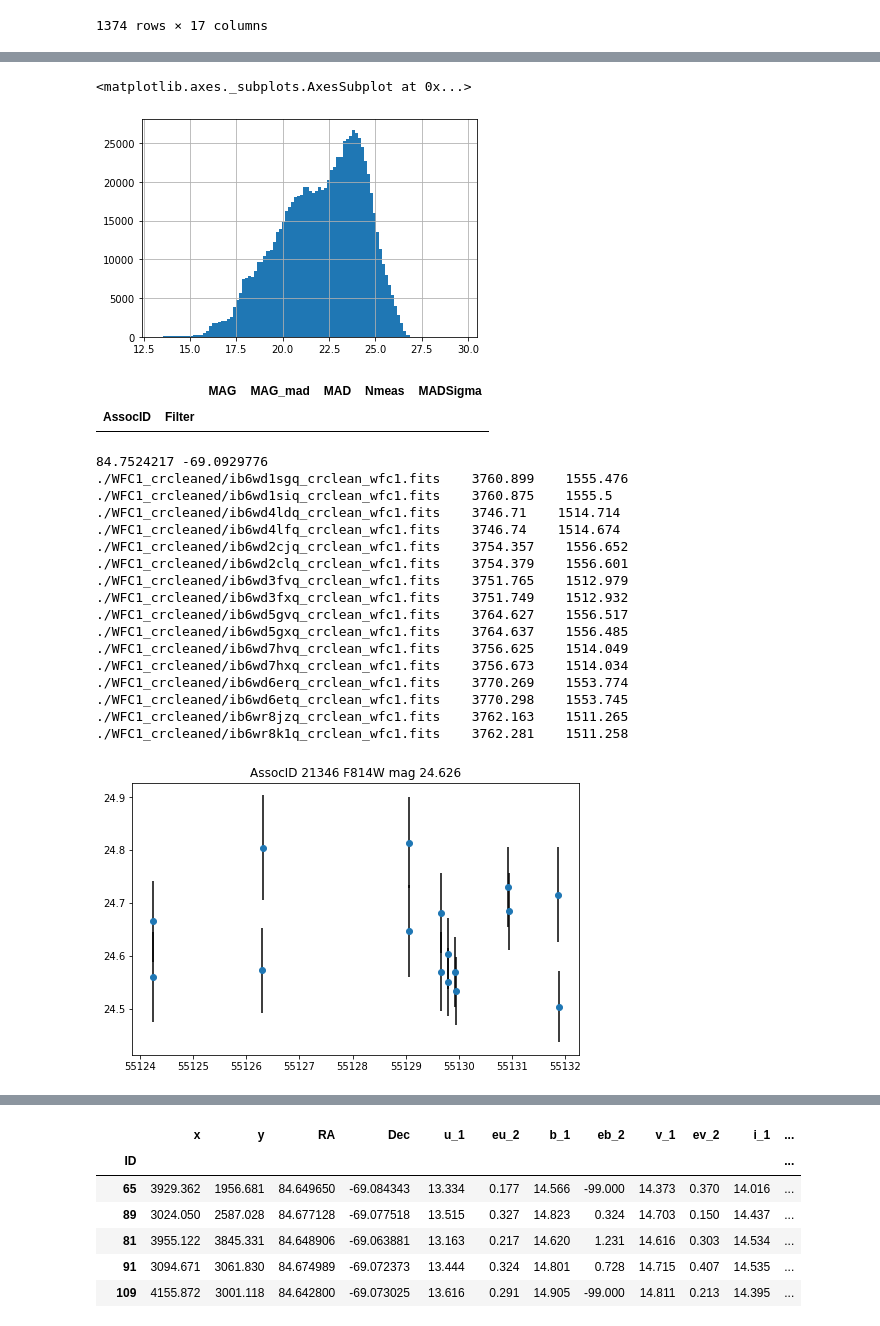
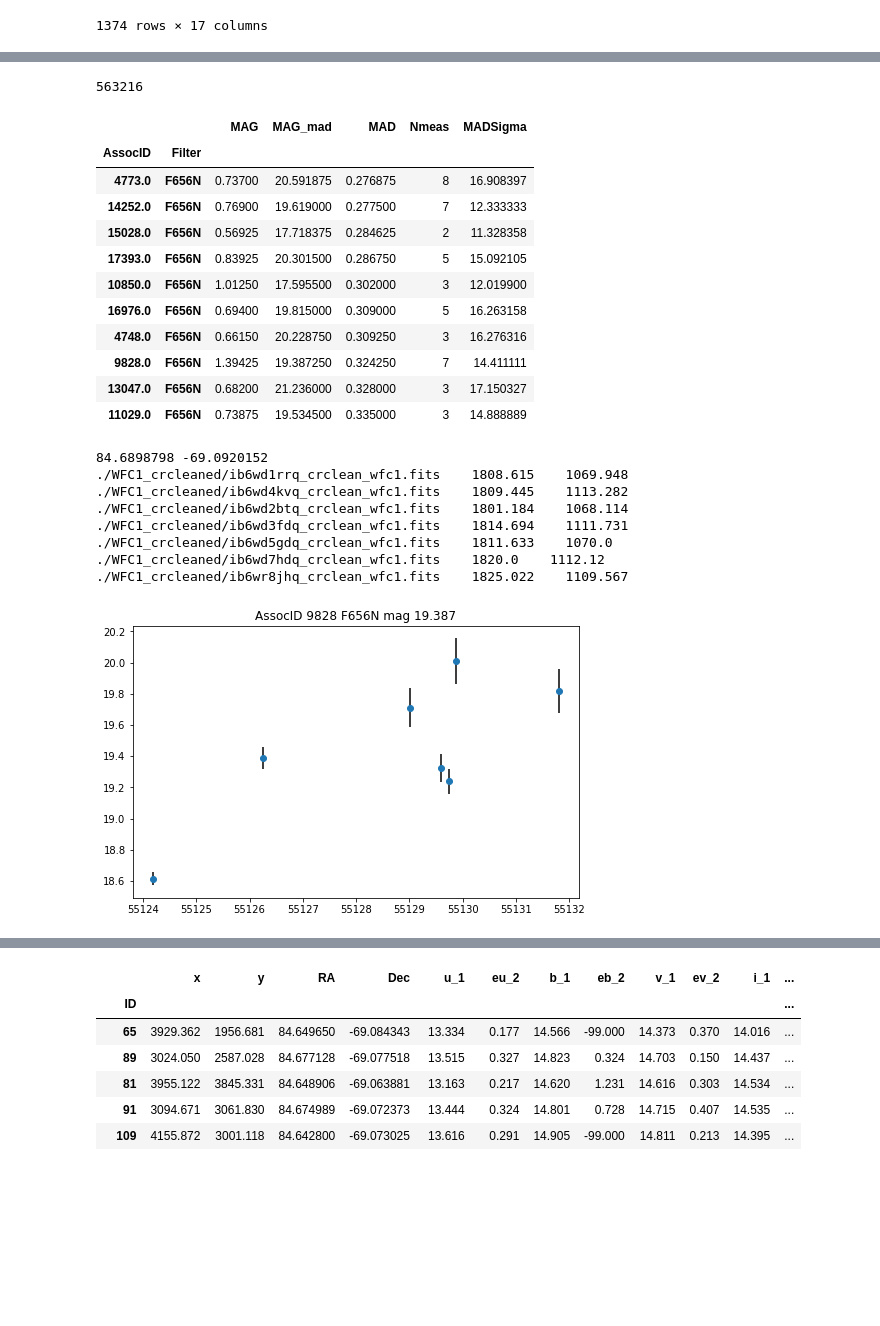
Before and after one commit to LuukOudshoorn25/HubbleVariableStars, a Jupyter notebook: IRAF/IRAF_Analysis.ipynb, the cells around one changed output, grey strips where cells are left out. Drawn from its saved outputs; the diff is of its cells as text; code cells hidden in the pictures; blank space fills up the shorter version.

```diff
--- a/IRAF/IRAF_Analysis.ipynb
+++ b/IRAF/IRAF_Analysis.ipynb
@@ -101,8 +134,3 @@ phot_df = pd.merge(phot_df, all_stars[['RA', 'Dec']], left_on='AssocID', right_i
-# %%
-phot_df['MAG'].hist(bins=100)
-# %% [output]
-<matplotlib.axes._subplots.AxesSubplot at 0x...>
-[figure, removed]
 # %%
 def robust_mean(mags, synerrs):
     mags = mags.values
@@ -182,3 +224,5 @@ phot_df.to_pickle('cleaned_phot_df.pickle')
+# %%
+phot_df = pd.read_pickle('cleaned_phot_df_aper3.pickle')
 # %%
 class Analysis():
     def __init__(self, phot_df):
@@ -370,7 +414,8 @@ class Analysis():
         files = ['./WFC'+wfc+'_crcleaned/'+w+'fits' for w in files]
         self.GetTimeSeries(AssocID, Filter)
         #racenter, deccenter = local_phot_df.ALPHA_J2000.values[0], local_phot_df.DELTA_J2000.values[0]
-        racenter, deccenter = all_stars.loc[AssocID]['RA'], all_stars.loc[AssocID]['Dec']
+
+        racenter, deccenter = local_phot_df['RA'].median(), local_phot_df['Dec'].median()
         xs, ys = local_phot_df.XCENTER.values, local_phot_df.YCENTER.values
         apert = str(3.25*0.04/3600)
         # Make region file
@@ -454,34 +499,39 @@ class Analysis():
         return df[nmeas]
 # %%
 Analyzer = Analysis(phot_df)
+# %%
+len(phot_df)
+# %% [output]
+563216
 # %%
 a = Analyzer.GetMinMaxvalues().sort_values()#a=Analyzer.GetMinMaxvalues().sort_values(by='MAD')
 a=pd.DataFrame(a).join(Analyzer.get_mad_mag_nom(), rsuffix='_mad')#
 # %%
-a=a[a.index.get_level_values(1)=='F814W']
+a=a[a.index.get_level_values(1)=='F656N']
 
-a[a.MAG_mad<18].sort_values(by='MAD').dropna().tail(10)
+a.sort_values(by='MAD').dropna().tail(10)
 # %% [output]
 |  |  | MAG | MAG_mad | MAD | Nmeas | MADSigma |
 | AssocID | Filter |  |  |  |  |  |
+| 4773.0 | F656N | 0.73700 | 20.591875 | 0.276875 | 8 | 16.908397 |
+| 14252.0 | F656N | 0.76900 | 19.619000 | 0.277500 | 7 | 12.333333 |
+| 15028.0 | F656N | 0.56925 | 17.718375 | 0.284625 | 2 | 11.328358 |
+| 17393.0 | F656N | 0.83925 | 20.301500 | 0.286750 | 5 | 15.092105 |
+| 10850.0 | F656N | 1.01250 | 17.595500 | 0.302000 | 3 | 12.019900 |
+| 16976.0 | F656N | 0.69400 | 19.815000 | 0.309000 | 5 | 16.263158 |
+| 4748.0 | F656N | 0.66150 | 20.228750 | 0.309250 | 3 | 16.276316 |
+| 9828.0 | F656N | 1.39425 | 19.387250 | 0.324250 | 7 | 14.411111 |
+| 13047.0 | F656N | 0.68200 | 21.236000 | 0.328000 | 3 | 17.150327 |
+| 11029.0 | F656N | 0.73875 | 19.534500 | 0.335000 | 3 | 14.888889 |
 # %%
-Analyzer.inspect(21346, 'F814W')
+Analyzer.inspect(9828,'F656N')
 # %% [output]
-84.7524217 -69.0929776
-./WFC1_crcleaned/ib6wd1sgq_crclean_wfc1.fits    3760.899    1555.476
-./WFC1_crcleaned/ib6wd1siq_crclean_wfc1.fits    3760.875    1555.5
-./WFC1_crcleaned/ib6wd4ldq_crclean_wfc1.fits    3746.71    1514.714
-./WFC1_crcleaned/ib6wd4lfq_crclean_wfc1.fits    3746.74    1514.674
-./WFC1_crcleaned/ib6wd2cjq_crclean_wfc1.fits    3754.357    1556.652
-./WFC1_crcleaned/ib6wd2clq_crclean_wfc1.fits    3754.379    1556.601
-./WFC1_crcleaned/ib6wd3fvq_crclean_wfc1.fits    3751.765    1512.979
-./WFC1_crcleaned/ib6wd3fxq_crclean_wfc1.fits    3751.749    1512.932
-./WFC1_crcleaned/ib6wd5gvq_crclean_wfc1.fits    3764.627    1556.517
-./WFC1_crcleaned/ib6wd5gxq_crclean_wfc1.fits    3764.637    1556.485
-./WFC1_crcleaned/ib6wd7hvq_crclean_wfc1.fits    3756.625    1514.049
-./WFC1_crcleaned/ib6wd7hxq_crclean_wfc1.fits    3756.673    1514.034
-./WFC1_crcleaned/ib6wd6erq_crclean_wfc1.fits    3770.269    1553.774
-./WFC1_crcleaned/ib6wd6etq_crclean_wfc1.fits    3770.298    1553.745
-./WFC1_crcleaned/ib6wr8jzq_crclean_wfc1.fits    3762.163    1511.265
-./WFC1_crcleaned/ib6wr8k1q_crclean_wfc1.fits    3762.281    1511.258
+84.6898798 -69.0920152
+./WFC1_crcleaned/ib6wd1rrq_crclean_wfc1.fits    1808.615    1069.948
+./WFC1_crcleaned/ib6wd4kvq_crclean_wfc1.fits    1809.445    1113.282
+./WFC1_crcleaned/ib6wd2btq_crclean_wfc1.fits    1801.184    1068.114
+./WFC1_crcleaned/ib6wd3fdq_crclean_wfc1.fits    1814.694    1111.731
+./WFC1_crcleaned/ib6wd5gdq_crclean_wfc1.fits    1811.633    1070.0
+./WFC1_crcleaned/ib6wd7hdq_crclean_wfc1.fits    1820.0    1112.12
+./WFC1_crcleaned/ib6wr8jhq_crclean_wfc1.fits    1825.022    1109.567
-[figure, old version]
+[figure, new version]
```
Also changed, not shown: parts of 64 cells of this notebook, 3 other files.
